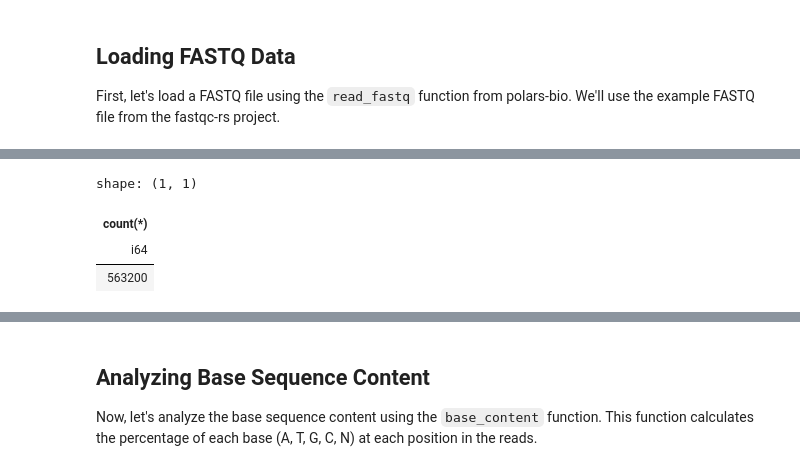
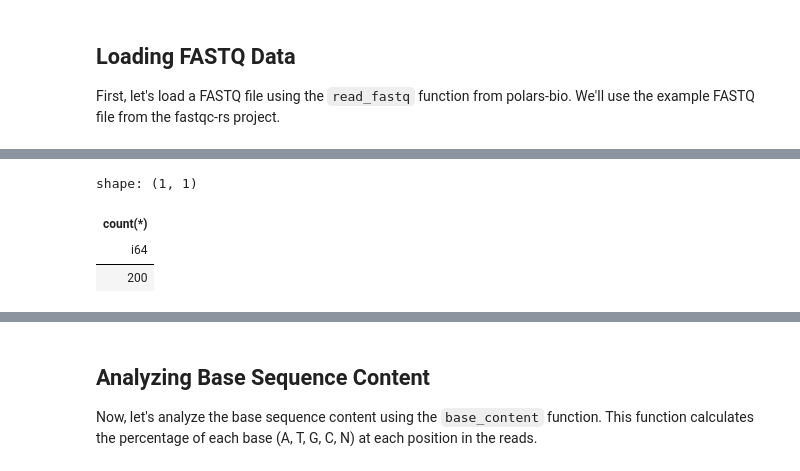
Before and after one commit to bartwild/polars-bio, a Jupyter notebook: examples/base_content_qc.ipynb, the cells around one changed output, grey strips where cells are left out. Saved outputs shown, nothing was run; the diff lists cells and outputs as text; code cells hidden in the pictures.

```diff
--- a/examples/base_content_qc.ipynb
+++ b/examples/base_content_qc.ipynb
@@ -44,9 +44,9 @@ shape: (6, 4)
 | "datafusion" | "information_schema" | "df_settings" | "VIEW" |
 | "datafusion" | "information_schema" | "schemata" | "VIEW" |
 # %%
-pb.sql("select count(*) from example limit 10").collect()
+pb.sql("select count(*) from example_small limit 10").collect()
 # %% [output]
 shape: (1, 1)
 | count(*) |
 | i64 |
-| 563200 |
+| 200 |
```
Also changed, not shown: parts of 8 cells of this notebook, 4 other files.
